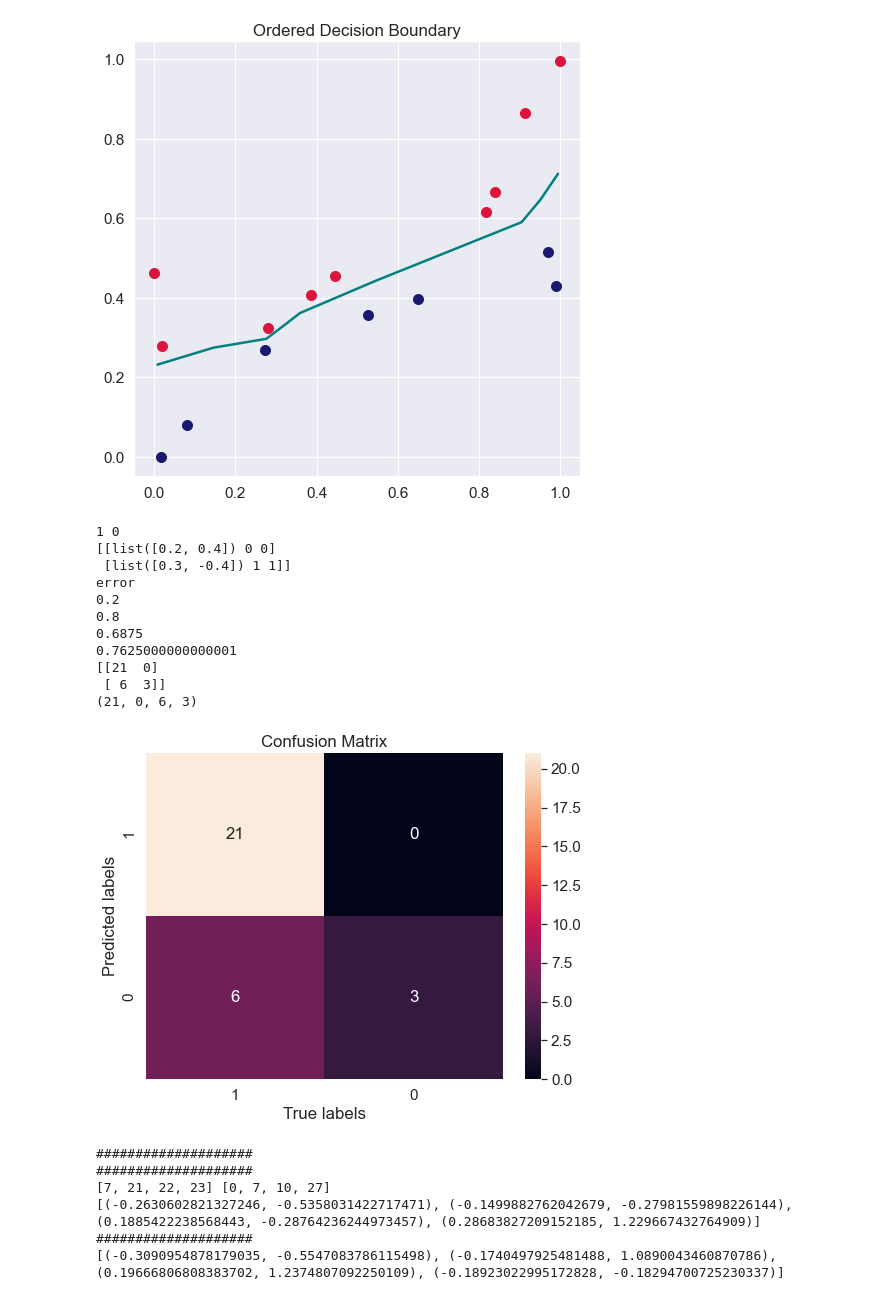
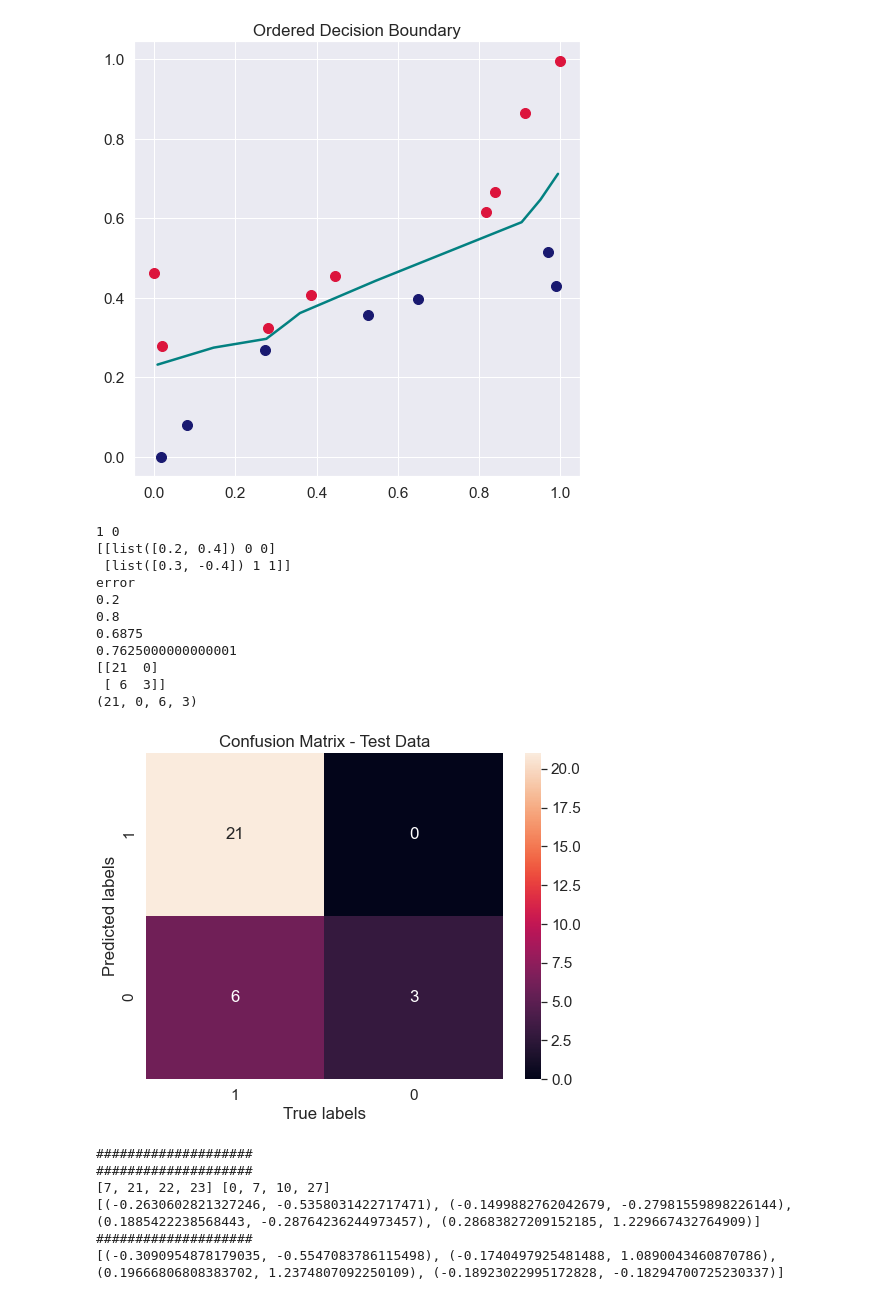
Before and after one commit to kamzam/fml_project_v1.1, a Jupyter notebook: FinalAlgoLogic.ipynb, the cells around one changed output. Saved outputs shown, nothing was run; the diff lists cells and outputs as text; code cells hidden in the pictures.

```diff
--- a/FinalAlgoLogic.ipynb
+++ b/FinalAlgoLogic.ipynb
@@ -875,13 +875,13 @@ class Model:
     def CMPositivesNegatives(self, y_true, y_pred):
         tn, fp, fn, tp = confusion_matrix(list(y_true), list(y_pred)).ravel()
         return tn, fp, fn, tp
-    def PlotConfusionMatrix(self, cm):
+    def PlotConfusionMatrix(self, cm, name):
         fig, axs = plt.subplots(figsize=(8,6))
         ax= plt.subplot()
         sn.heatmap(cm, annot=True, ax = ax); #annot=True to annotate cells
         # labels, title and ticks
         ax.set_xlabel('True labels');ax.set_ylabel('Predicted labels');
-        ax.set_title('Confusion Matrix');
+        ax.set_title('Confusion Matrix - '+ name );
         ax.xaxis.set_ticklabels([1, 0]); ax.yaxis.set_ticklabels([1, 0]);
 
         plt.savefig(path + '13_Confusion_Matrix.png')
@@ -926,35 +926,35 @@ score_result = m.predict(point[:,0], point[:,1])
 print(score_result)
 data_points, y_true, y_pred = spliScoreData(score_result)
 
 
 
 
 
 
 
 score_result = m.predict(test[:,0], test[:,1])
 #print(score_result)
 data_points, y_true, y_pred = spliScoreData(score_result)
 print(m.error( y_true,  y_pred))
 print(m.accuracy( y_true,  y_pred))
 print(m.F1(y_true, y_pred, 'macro')) #'micro'
 print(m.F1(y_true, y_pred, 'weighted'))
 print(m.confusionMatrix(y_true, y_pred))
 print(m.CMPositivesNegatives(y_true, y_pred))
-m.PlotConfusionMatrix(m.confusionMatrix(y_true, y_pred))
+m.PlotConfusionMatrix(m.confusionMatrix(y_true, y_pred), 'Test Data')
 # %% [output]
 1 0
 [[list([0.2, 0.4]) 0 0]
  [list([0.3, -0.4]) 1 1]]
 error
 0.2
 0.8
 0.6875
 0.7625000000000001
 [[21  0]
  [ 6  3]]
 (21, 0, 6, 3)
-[figure, old version]
+[figure, new version]
 # %%
 
 
```
Also changed, not shown: parts of 2 cells of this notebook.
